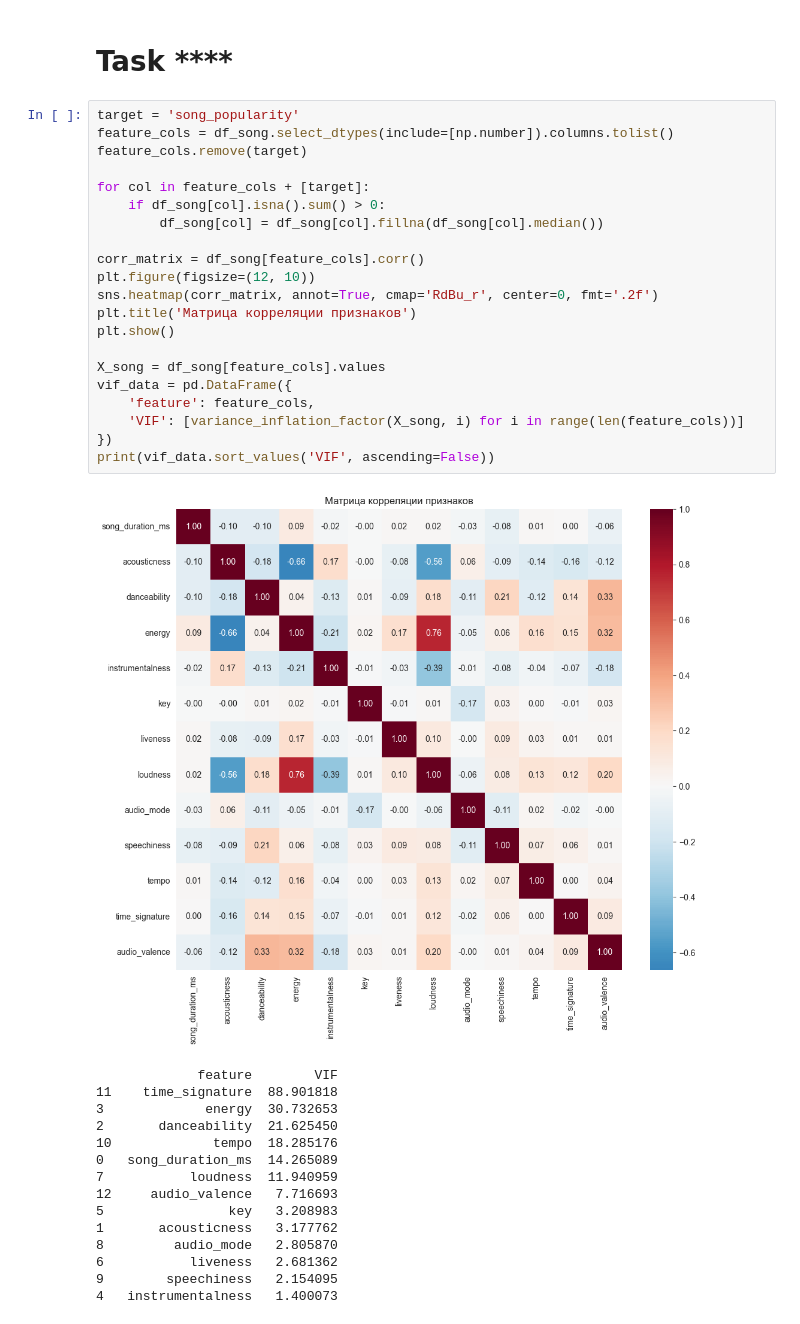
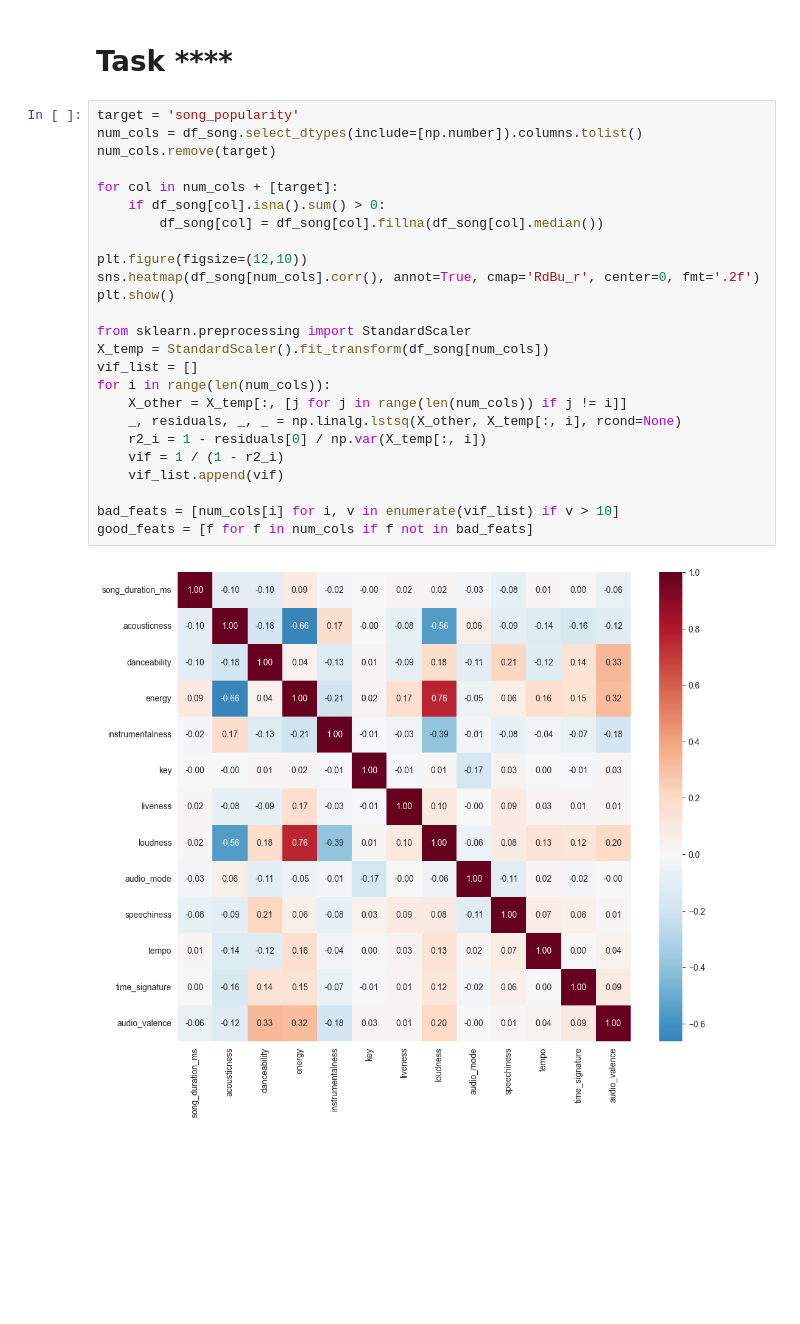
Before and after one commit to Sun1tAr/MIREA-BDIAPD-Practices, a Jupyter notebook: pr7.ipynb, the cells around one changed output. Drawn from its saved outputs; the diff is of its cells as text; blank space fills up the shorter version.

```diff
--- a/pr7.ipynb
+++ b/pr7.ipynb
@@ -191,39 +190,29 @@ plt.show()
 # Task ****
 # %%
 target = 'song_popularity'
-feature_cols = df_song.select_dtypes(include=[np.number]).columns.tolist()
-feature_cols.remove(target)
+num_cols = df_song.select_dtypes(include=[np.number]).columns.tolist()
+num_cols.remove(target)
 
-for col in feature_cols + [target]:
+for col in num_cols + [target]:
     if df_song[col].isna().sum() > 0:
         df_song[col] = df_song[col].fillna(df_song[col].median())
 
-corr_matrix = df_song[feature_cols].corr()
-plt.figure(figsize=(12, 10))
-sns.heatmap(corr_matrix, annot=True, cmap='RdBu_r', center=0, fmt='.2f')
-plt.title('Матрица корреляции признаков')
+plt.figure(figsize=(12,10))
+sns.heatmap(df_song[num_cols].corr(), annot=True, cmap='RdBu_r', center=0, fmt='.2f')
 plt.show()
 
-X_song = df_song[feature_cols].values
-vif_data = pd.DataFrame({
-    'feature': feature_cols,
-    'VIF': [variance_inflation_factor(X_song, i) for i in range(len(feature_cols))]
-})
-print(vif_data.sort_values('VIF', ascending=False))
+from sklearn.preprocessing import StandardScaler
+X_temp = StandardScaler().fit_transform(df_song[num_cols])
+vif_list = []
+for i in range(len(num_cols)):
+    X_other = X_temp[:, [j for j in range(len(num_cols)) if j != i]]
+    _, residuals, _, _ = np.linalg.lstsq(X_other, X_temp[:, i], rcond=None)
+    r2_i = 1 - residuals[0] / np.var(X_temp[:, i])
+    vif = 1 / (1 - r2_i)
+    vif_list.append(vif)
+
+bad_feats = [num_cols[i] for i, v in enumerate(vif_list) if v > 10]
+good_feats = [f for f in num_cols if f not in bad_feats]
 # %% [output]
-[figure, old version]
+[figure, new version]
-             feature        VIF
-11    time_signature  88.901818
-3             energy  30.732653
-2       danceability  21.625450
-10             tempo  18.285176
-0   song_duration_ms  14.265089
-7           loudness  11.940959
-12     audio_valence   7.716693
-5                key   3.208983
-1       acousticness   3.177762
-8         audio_mode   2.805870
-6           liveness   2.681362
-9        speechiness   2.154095
-4   instrumentalness   1.400073
 # %%
```
Also changed, not shown: parts of 3 cells of this notebook, 13 other files.
